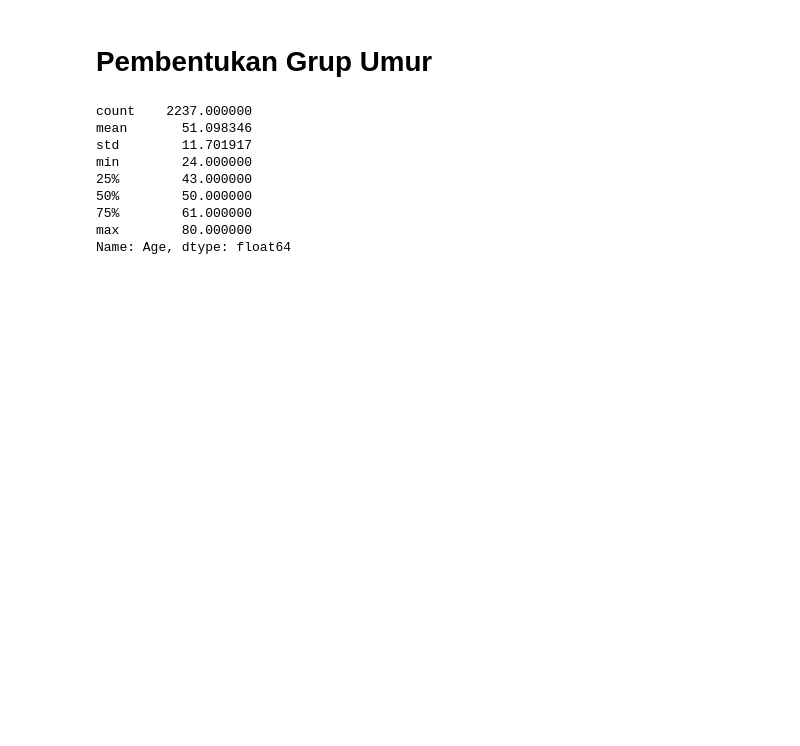
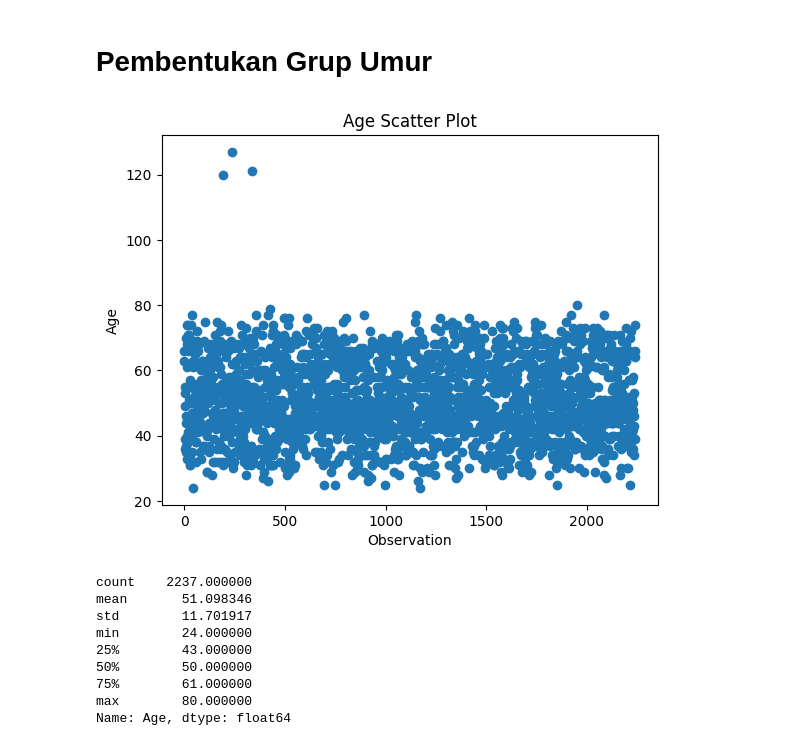
Before and after one commit to raqiwardhana/rakamin02, a Jupyter notebook: Predict Customer Personality to Boost Marketing Campaign by Using Machine Learning/Conversion_Rate - Copy.ipynb, the cells around one changed output. Saved outputs shown, nothing was run; the diff lists cells and outputs as text; code cells hidden in the pictures; blank space fills up the shorter version.

```diff
--- a/Predict Customer Personality to Boost Marketing Campaign by Using Machine Learning/Conversion_Rate - Copy.ipynb
+++ b/Predict Customer Personality to Boost Marketing Campaign by Using Machine Learning/Conversion_Rate - Copy.ipynb
@@ -39,6 +43,15 @@ Conversion Rate: 14.91%
 current_year = 2020
 
 df["Age"] = current_year - df["Year_Birth"]
+# %%
+plt.scatter(df.index, df["Age"])
+
+plt.title("Age Scatter Plot")
+plt.xlabel("Observation")
+plt.ylabel("Age")
+plt.show()
+# %% [output]
+[figure, added]
 # %%
 df = df[df['Age'] <= 90]
 # %%
```
Also changed, not shown: parts of 7 cells of this notebook.
